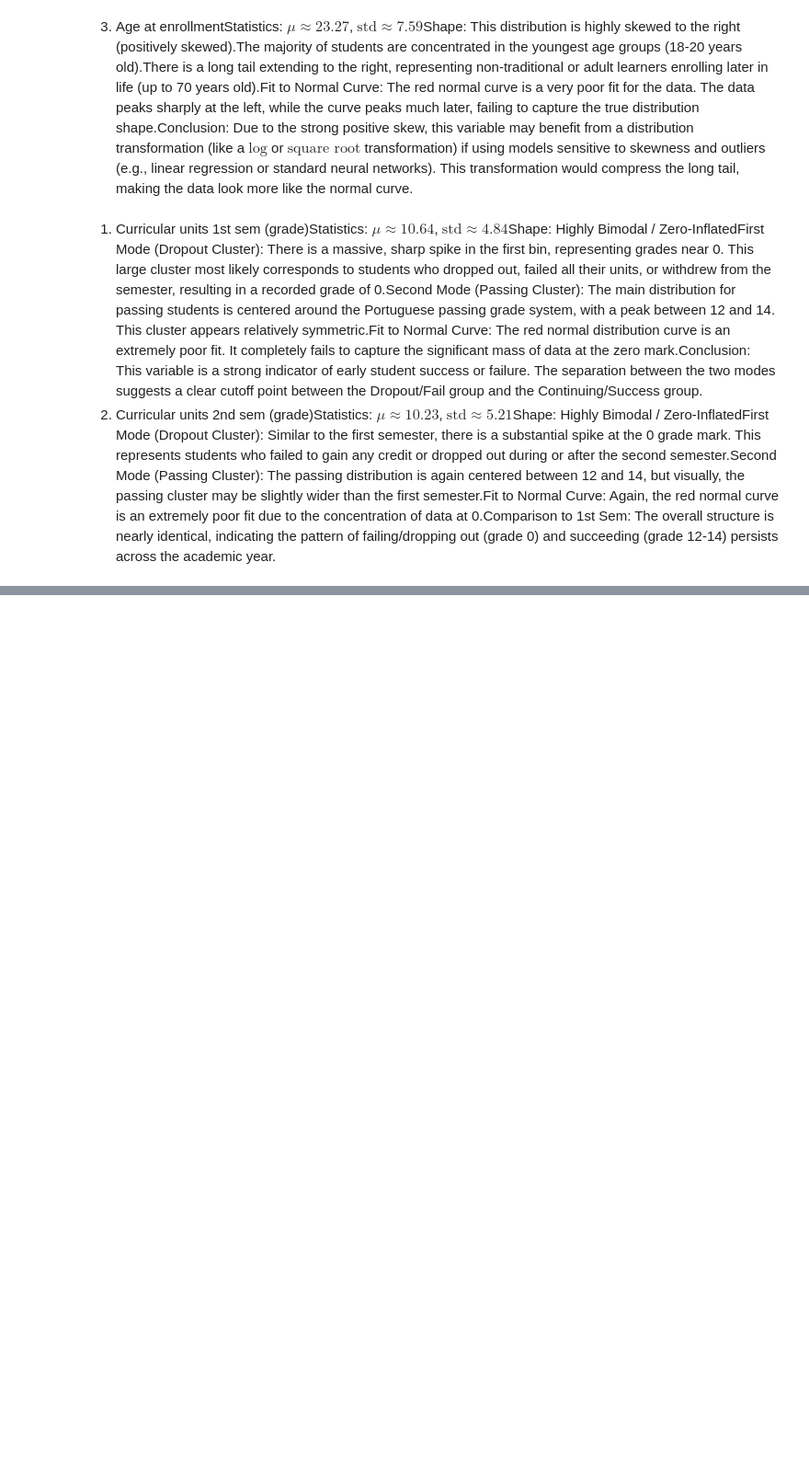
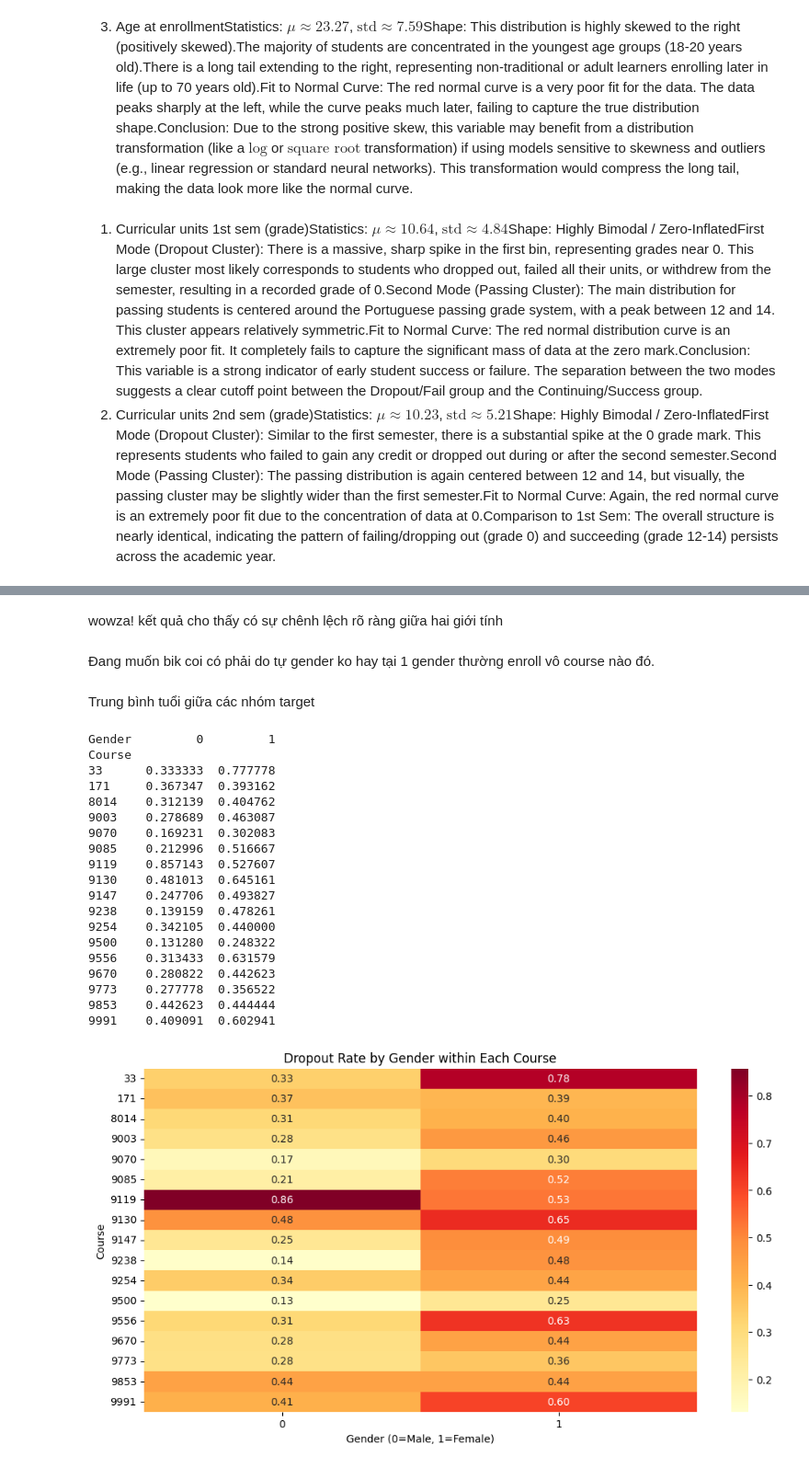
Before and after one commit to Scrowbin/end, a Jupyter notebook: code.ipynb, the cells around one changed output, grey strips where cells are left out. Shown at 92% size. Drawn from its saved outputs; the diff is of its cells as text; code cells hidden in the pictures; blank space fills up the shorter version.

```diff
--- a/code.ipynb
+++ b/code.ipynb
@@ -546,0 +663,41 @@ for col in df_numeric.columns:
+# %% [markdown]
+wowza! kết quả cho thấy có sự chênh lệch rõ ràng giữa hai giới tính
+# %% [markdown]
+Đang muốn bik coi có phải do tự gender ko hay tại 1 gender thường enroll vô course nào đó.
+# %% [markdown]
+Trung bình tuổi giữa các nhóm target
+# %%
+# Filter only dropout vs others
+df['IsDropout'] = (df['Target'] == 'Dropout').astype(int)
+
+# Compute dropout rate by gender within each course
+dropout_by_course_gender = df.groupby(['Course', 'Gender'])['IsDropout'].mean().unstack()
+print(dropout_by_course_gender)
+
+plt.figure(figsize=(12,6))
+sns.heatmap(dropout_by_course_gender, annot=True, fmt=".2f", cmap="YlOrRd")
+plt.title("Dropout Rate by Gender within Each Course")
+plt.ylabel("Course")
+plt.xlabel("Gender (0=Male, 1=Female)")
+plt.show()
+# %% [output]
+Gender         0         1
+Course
+33      0.333333  0.777778
+171     0.367347  0.393162
+8014    0.312139  0.404762
+9003    0.278689  0.463087
+9070    0.169231  0.302083
+9085    0.212996  0.516667
+9119    0.857143  0.527607
+9130    0.481013  0.645161
+9147    0.247706  0.493827
+9238    0.139159  0.478261
+9254    0.342105  0.440000
+9500    0.131280  0.248322
+9556    0.313433  0.631579
+9670    0.280822  0.442623
+9773    0.277778  0.356522
+9853    0.442623  0.444444
+9991    0.409091  0.602941
+[figure, added]
```
Also changed, not shown: parts of 25 cells of this notebook.
